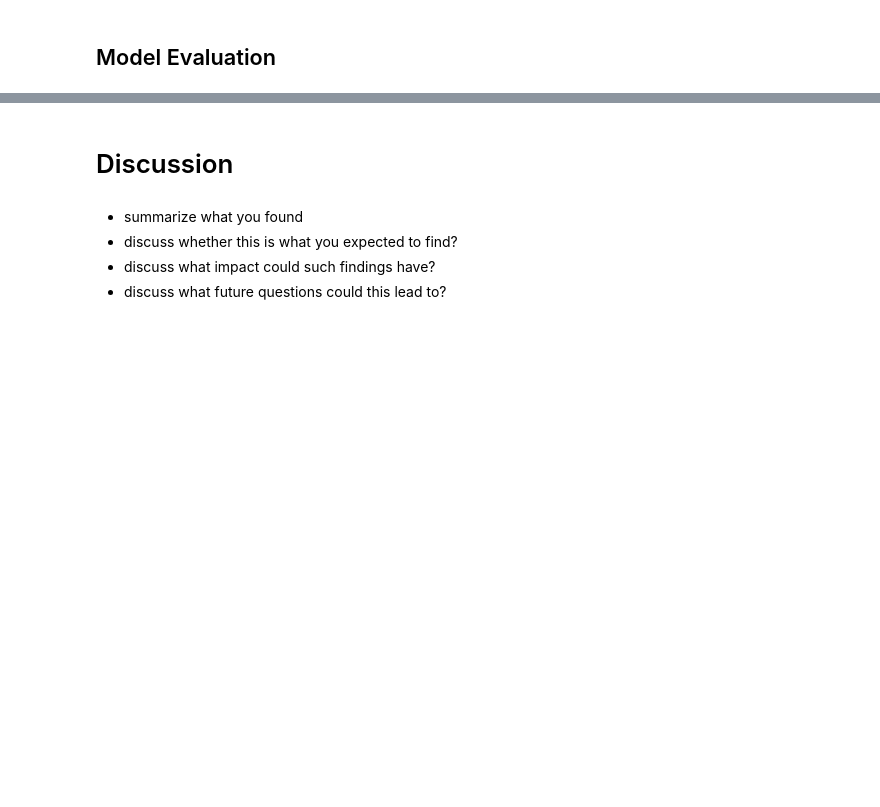
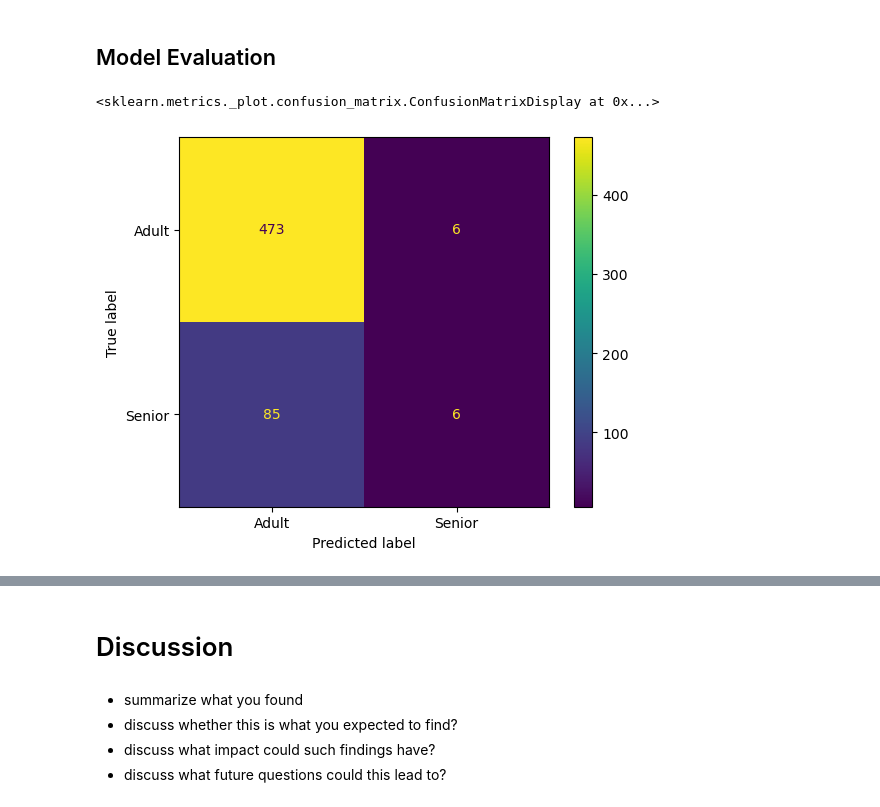
Before and after one commit to UBC-MDS/DSCI522-2425-group31_age-group-prediction, a Jupyter notebook: notebook/age_prediction_report.ipynb, the cells around one changed output, grey strips where cells are left out. Drawn from its saved outputs; the diff is of its cells as text; code cells hidden in the pictures; blank space fills up the shorter version.

```diff
--- a/notebook/age_prediction_report.ipynb
+++ b/notebook/age_prediction_report.ipynb
@@ -186,0 +203,16 @@ NameError: name 'DummyClassifier' is not defined
+# %%
+preprocessor = make_column_transformer(
+    # transformer for numeric features
+    (numeric_transformer, numeric_features),
+    # ordinal transformer
+    (ordinal_transformer, ordinal_features),
+    # binary one hot encoding
+    (binary_transformer, binary_features),
+    #categorical features
+    (categorical_transformer, categorical_features),
+    #features to drop/not use
+    ("drop", drop_features),
+)
+
+# view the transformers
+preprocessor
@@ -187,2 +237,6 @@ NameError: name 'DummyClassifier' is not defined
+# %%
+lgr_classifier = LogisticRegression(max_iter = 2000,
+                                       random_state = 123)
+pipe = make_pipeline(preprocessor, lgr_classifier)
 # %% [markdown]
 ## Model Fitting
@@ -188,0 +285,2 @@ NameError: name 'DummyClassifier' is not defined
+# %%
+pipe.fit(X_train, y_train)
@@ -190,0 +310,13 @@ NameError: name 'DummyClassifier' is not defined
+# %%
+# Load test data
+data_test = pd.read_csv(file_data_test)
+X_test, y_test = data_test.drop(columns = [target]), data_test[target]
+# %%
+ConfusionMatrixDisplay.from_predictions(
+    y_test,
+    cross_val_predict(pipe, X_test, y_test),
+    values_format = 'd'
+)
+# %% [output]
+<sklearn.metrics._plot.confusion_matrix.ConfusionMatrixDisplay at 0x...>
+[figure, added]
```
Also changed, not shown: parts of 11 cells of this notebook.
